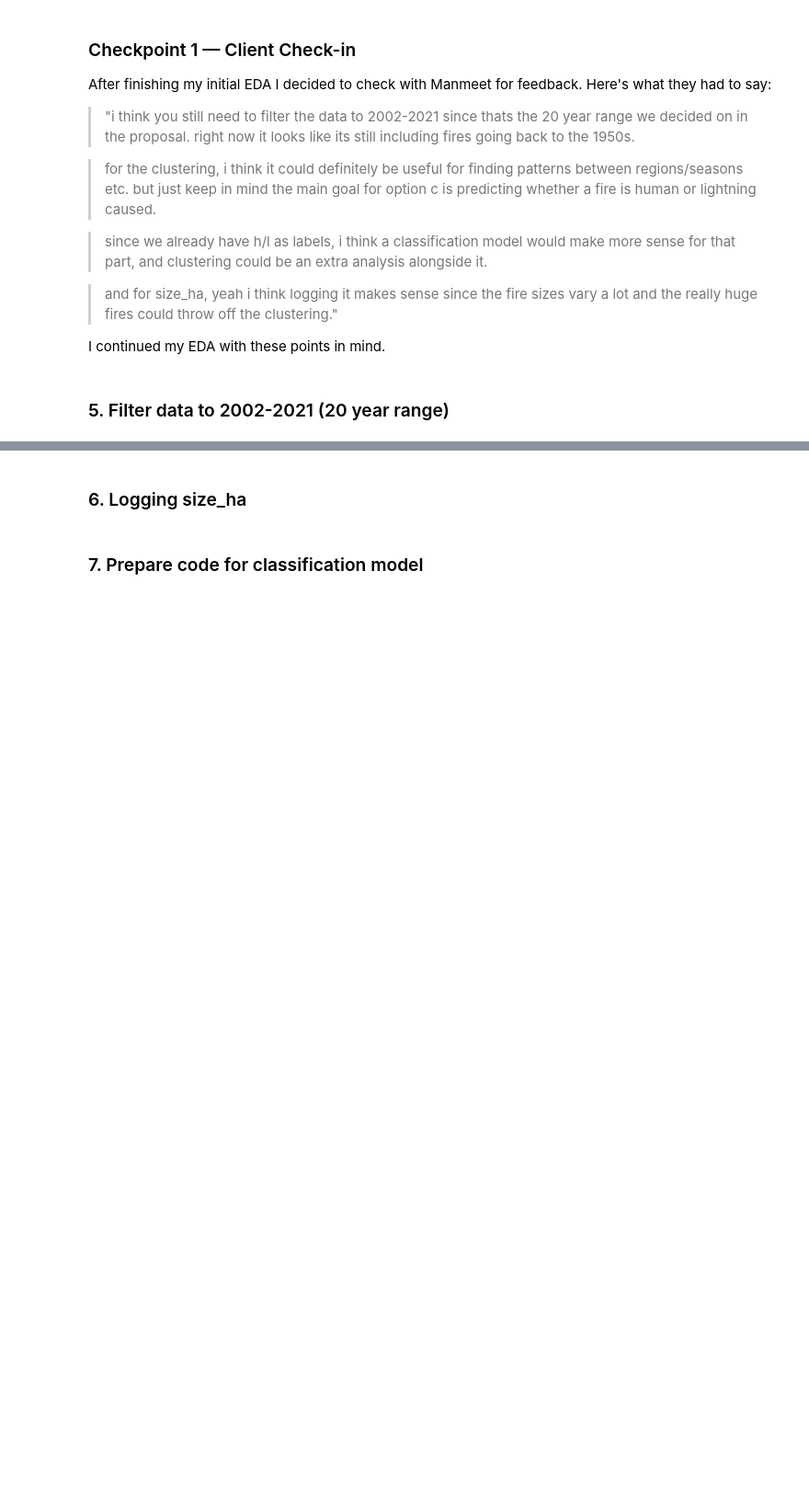
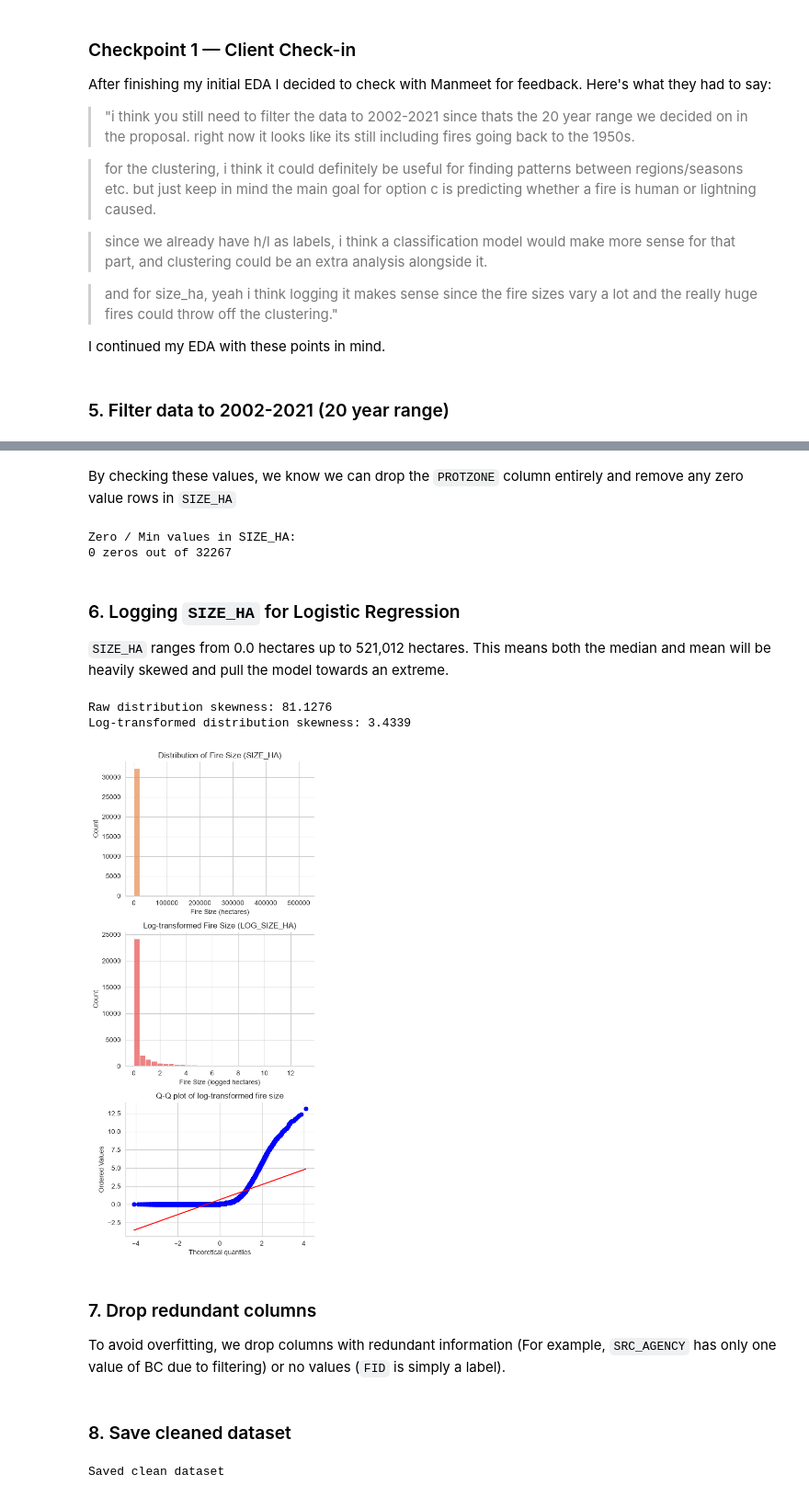
Before and after one commit to cda79/IAT461-Final, a Jupyter notebook: IAT461_wildfires.ipynb, the cells around one changed output, grey strips where cells are left out. Shown at 92% size. Saved outputs shown, nothing was run; the diff lists cells and outputs as text; code cells hidden in the pictures; blank space fills up the shorter version.

```diff
--- a/IAT461_wildfires.ipynb
+++ b/IAT461_wildfires.ipynb
@@ -362,3 +338,7 @@ After finishing my initial EDA I decided to check with Manmeet for feedback. Her
 I continued my EDA with these points in mind.
 # %% [markdown]
 ### 5. Filter data to 2002-2021 (20 year range)
+# %%
+filtered_df = df[df['DATE_OBJ'].between('2002-01-01', '2021-06-30')]
+df = filtered_df
+df.head()
@@ -365,4 +421,62 @@ I continued my EDA with these points in mind.
+# %% [markdown]
+By checking these values, we know we can drop the `PROTZONE` column entirely and remove any zero value rows in `SIZE_HA`
+# %%
+df_new = df.drop(columns='PROTZONE') #empty column
+df = df[df_new['SIZE_HA'] != 0] #remove zeros
+
+print("Zero / Min values in SIZE_HA:")
+print((df['SIZE_HA'] == 0).sum(), "zeros out of", len(df))
+# %% [output]
+Zero / Min values in SIZE_HA:
+0 zeros out of 32267
 # %% [markdown]
-### 6. Logging size_ha
+### 6. Logging `SIZE_HA` for Logistic Regression
+`SIZE_HA` ranges from 0.0 hectares up to 521,012 hectares. This means both the median and mean will be heavily skewed and pull the model towards an extreme.
+# %%
+df['LOG_SIZE_HA'] = np.log1p(df['SIZE_HA'])
+
+print(f"Raw distribution skewness: {df['SIZE_HA'].skew():.4f}")
+print(f"Log-transformed distribution skewness: {df['LOG_SIZE_HA'].skew():.4f}")
+# %% [output]
+Raw distribution skewness: 81.1276
+Log-transformed distribution skewness: 3.4339
+# %%
+import pandas as pd
+import numpy as np
+import matplotlib.pyplot as plt
+import seaborn as sns
+import scipy.stats as stats
+
+fig, axes = plt.subplots(3, 1, figsize=(5, 11))
+
+outcome = df['SIZE_HA']
+outcome_logged = df['LOG_SIZE_HA']
+
+# Draw histogram of raw outcome distribution
+sns.histplot(outcome,
+             color="#e8925a",
+             bins=30,
+             ax=axes[0])
+axes[0].set_title("Distribution of Fire Size (SIZE_HA)")
+axes[0].set_xlabel("Fire Size (hectares)")
+
+# Draw histogram of log-transformed outcome distribution
+sns.histplot(outcome_logged,
+             color="#e85a5a",
+             bins=30,
+             ax=axes[1])
+axes[1].set_title("Log-transformed Fire Size (LOG_SIZE_HA)")
+axes[1].set_xlabel("Fire Size (logged hectares)")
+
+# Q-Q plot comparing log-transformed distribution to a normal distribution
+stats.probplot(outcome_logged, dist="norm", plot=axes[2])
+axes[2].set_title("Q-Q plot of log-transformed fire size")
+
+sns.despine()
+plt.tight_layout()
+plt.show()
+# %% [output]
+[figure, added]
 # %% [markdown]
-### 7. Prepare code for classification model
+### 7. Drop redundant columns
+To avoid overfitting, we drop columns with redundant information (For example, `SRC_AGENCY` has only one value of BC due to filtering) or no values (`FID` is simply a label).
@@ -369 +486,8 @@ I continued my EDA with these points in mind.
+# %% [markdown]
+### 8. Save cleaned dataset
+# %%
+df_clean.to_csv("BC_WILDFIRES.csv", index=False)
+print("Saved clean dataset")
+# %% [output]
+Saved clean dataset
 # %% [markdown]
```
Also changed, not shown: parts of 23 cells of this notebook, 1 other file.
